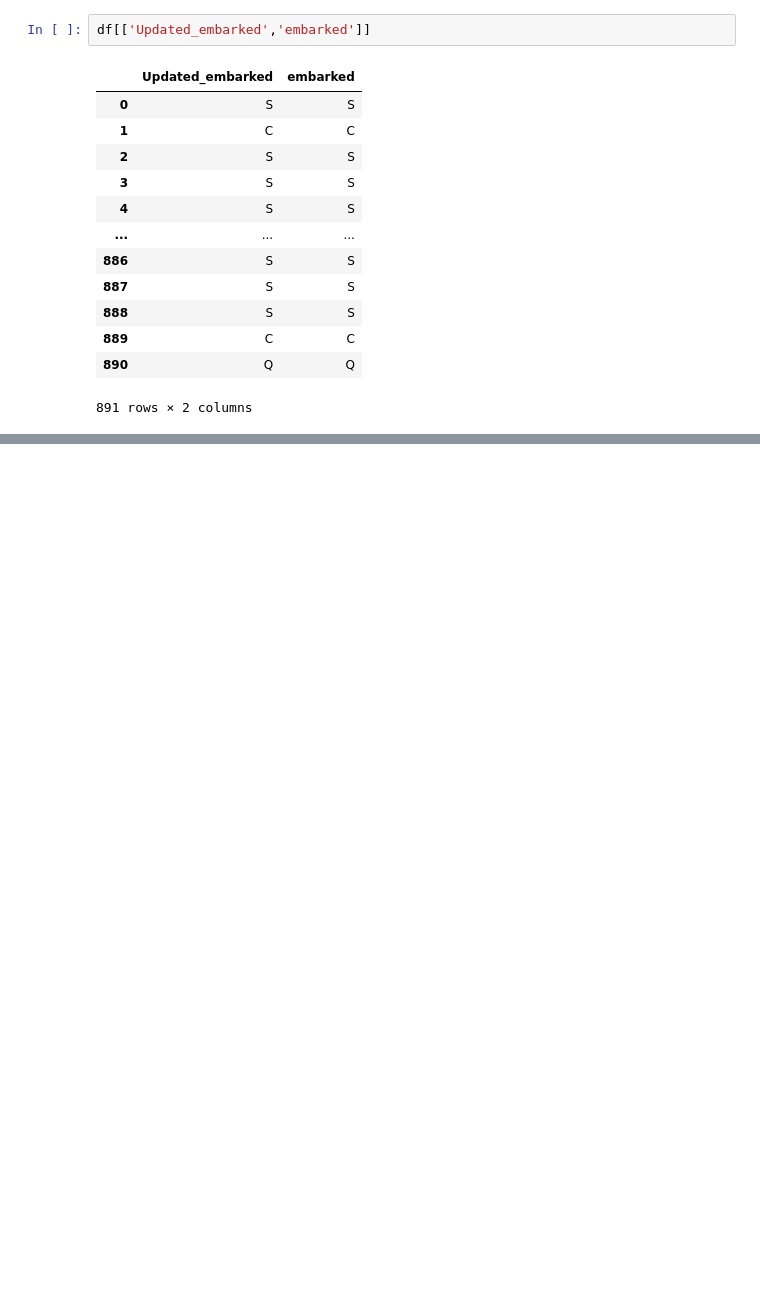
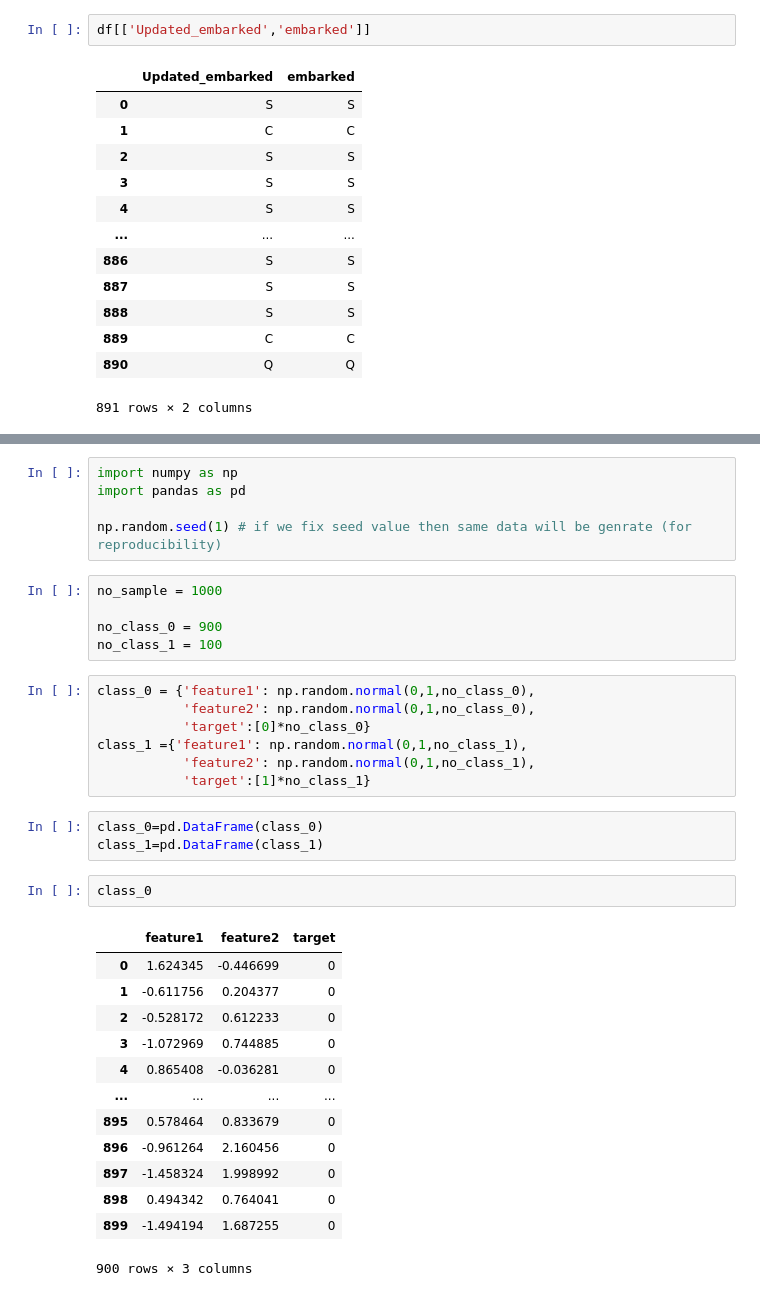
Before and after one commit to RohitPal700/Machine-Learning, a Jupyter notebook: handling_missing_data.ipynb, the cells around one changed output, grey strips where cells are left out. Saved outputs shown, nothing was run; the diff lists cells and outputs as text; blank space fills up the shorter version.

```diff
--- a/handling_missing_data.ipynb
+++ b/handling_missing_data.ipynb
@@ -291,0 +301,36 @@ df[['Updated_embarked','embarked']]
+# %%
+import numpy as np
+import pandas as pd
+
+np.random.seed(1) # if we fix seed value then same data will be genrate (for reproducibility)
+# %%
+no_sample = 1000
+
+no_class_0 = 900
+no_class_1 = 100
+# %%
+class_0 = {'feature1': np.random.normal(0,1,no_class_0),
+           'feature2': np.random.normal(0,1,no_class_0),
+           'target':[0]*no_class_0}
+class_1 ={'feature1': np.random.normal(0,1,no_class_1),
+           'feature2': np.random.normal(0,1,no_class_1),
+           'target':[1]*no_class_1}
+# %%
+class_0=pd.DataFrame(class_0)
+class_1=pd.DataFrame(class_1)
+# %%
+class_0
+# %% [output]
+|  | feature1 | feature2 | target |
+| 0 | 1.624345 | -0.446699 | 0 |
+| 1 | -0.611756 | 0.204377 | 0 |
+| 2 | -0.528172 | 0.612233 | 0 |
+| 3 | -1.072969 | 0.744885 | 0 |
+| 4 | 0.865408 | -0.036281 | 0 |
+| ... | ... | ... | ... |
+| 895 | 0.578464 | 0.833679 | 0 |
+| 896 | -0.961264 | 2.160456 | 0 |
+| 897 | -1.458324 | 1.998992 | 0 |
+| 898 | 0.494342 | 0.764041 | 0 |
+| 899 | -1.494194 | 1.687255 | 0 |
+900 rows × 3 columns
```
Also changed, not shown: parts of 25 cells of this notebook, 1 other file.
